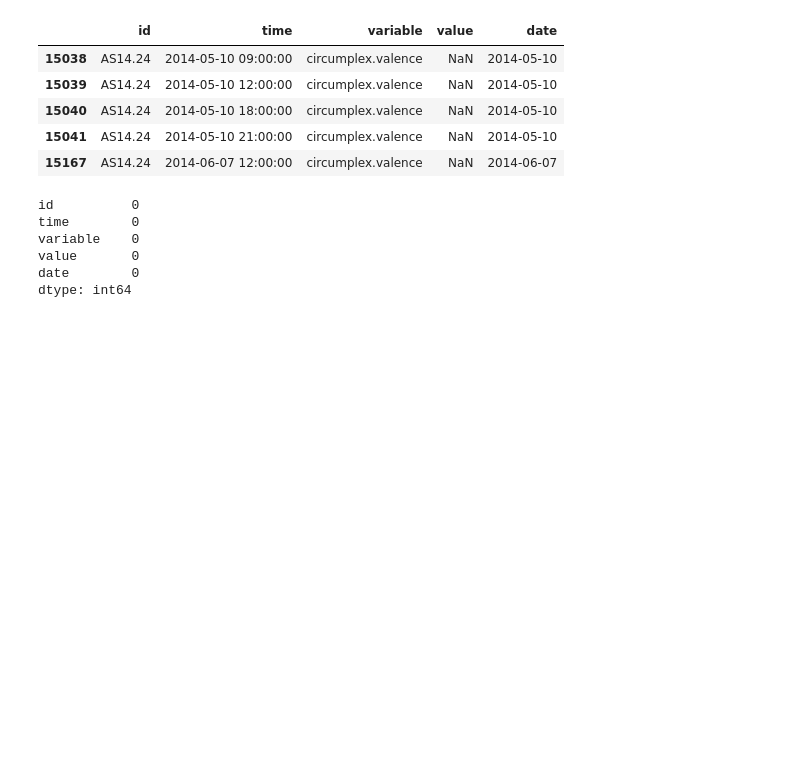
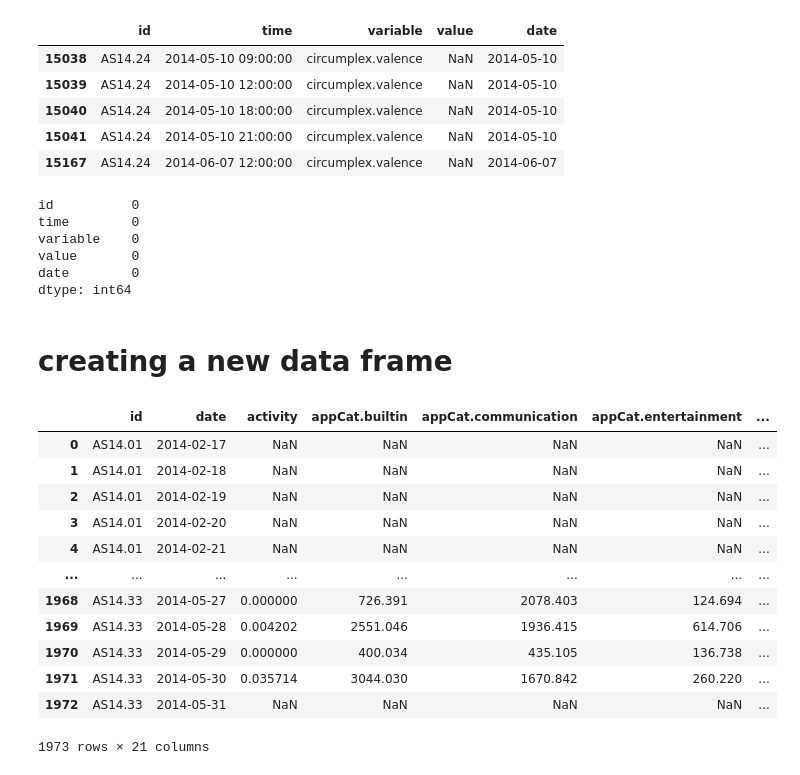
Before and after one commit to rjvandel14/DM-Assignment-1, a Jupyter notebook: data_cleaning.ipynb, the cells around one changed output. Cells and saved outputs as stored; diff of their text form; code cells hidden in the pictures; blank space fills up the shorter version.

Commit message:
pivotted table

```diff
--- a/data_cleaning.ipynb
+++ b/data_cleaning.ipynb
@@ -196,3 +196,39 @@ variable    0
 value       0
 date        0
 dtype: int64
+# %% [markdown]
+# creating a new data frame
+# %%
+median_vars = ['mood', 'circumplex.arousal', 'circumplex.valence', 'activity']
+sum_vars = [v for v in df['variable'].unique() if v not in median_vars]
+
+median_group = df[df['variable'].isin(median_vars)].copy()
+median_agg = (median_group.groupby(['id', 'date', 'variable'])['value'].median().reset_index())
+
+# Step 3: Sum aggregation
+sum_group = df[df['variable'].isin(sum_vars)].copy()
+sum_agg = (sum_group.groupby(['id', 'date', 'variable'])['value'].sum().reset_index())
+
+# Step 4: Combine the two
+combined = pd.concat([median_agg, sum_agg], ignore_index=True)
+
+# Step 5: Pivot to wide format
+daily_summary = combined.pivot(index=['id', 'date'], columns='variable', values='value').reset_index()
+
+# Optional: Remove multi-index from columns
+daily_summary.columns.name = None
+daily_summary
+# %% [output]
+|  | id | date | activity | appCat.builtin | appCat.communication | appCat.entertainment | ... |
+| 0 | AS14.01 | 2014-02-17 | NaN | NaN | NaN | NaN | ... |
+| 1 | AS14.01 | 2014-02-18 | NaN | NaN | NaN | NaN | ... |
+| 2 | AS14.01 | 2014-02-19 | NaN | NaN | NaN | NaN | ... |
+| 3 | AS14.01 | 2014-02-20 | NaN | NaN | NaN | NaN | ... |
+| 4 | AS14.01 | 2014-02-21 | NaN | NaN | NaN | NaN | ... |
+| ... | ... | ... | ... | ... | ... | ... | ... |
+| 1968 | AS14.33 | 2014-05-27 | 0.000000 | 726.391 | 2078.403 | 124.694 | ... |
+| 1969 | AS14.33 | 2014-05-28 | 0.004202 | 2551.046 | 1936.415 | 614.706 | ... |
+| 1970 | AS14.33 | 2014-05-29 | 0.000000 | 400.034 | 435.105 | 136.738 | ... |
+| 1971 | AS14.33 | 2014-05-30 | 0.035714 | 3044.030 | 1670.842 | 260.220 | ... |
+| 1972 | AS14.33 | 2014-05-31 | NaN | NaN | NaN | NaN | ... |
+1973 rows × 21 columns
```
Also changed, not shown: 2 other files.
